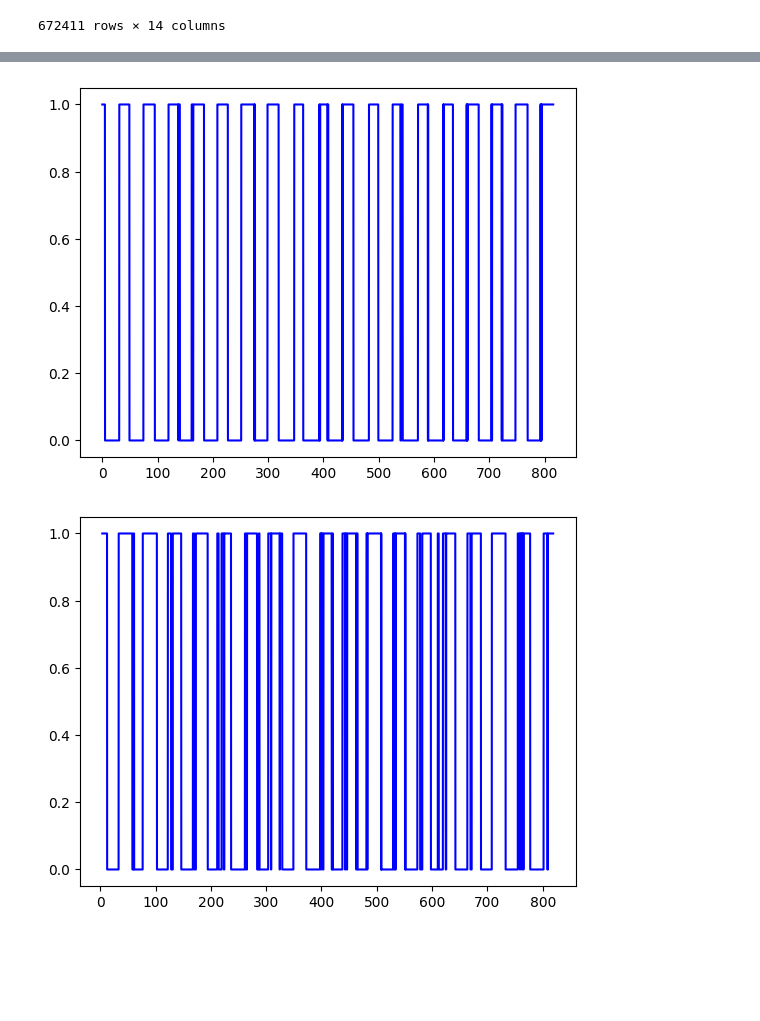
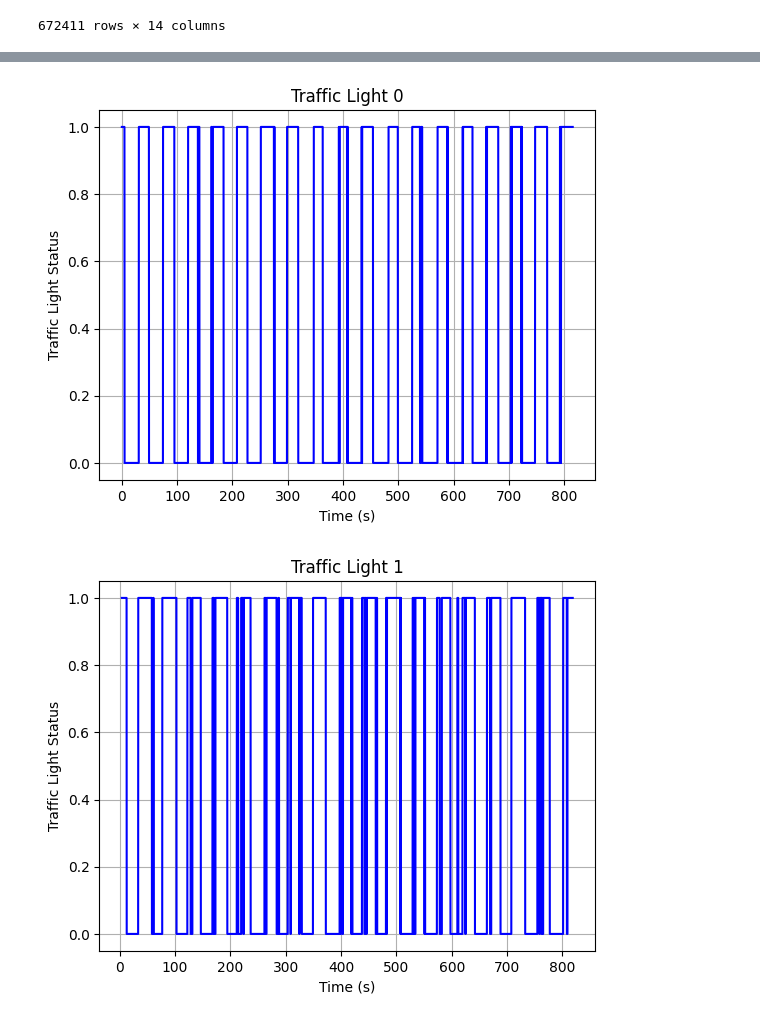
Before and after one commit to AmirHKiani98/eager_project, a Jupyter notebook: finding_traffic_signal_timings.ipynb, the cells around one changed output, grey strips where cells are left out. Cells and saved outputs as stored; diff of their text form; code cells hidden in the pictures; blank space fills up the shorter version.

```diff
--- a/finding_traffic_signal_timings.ipynb
+++ b/finding_traffic_signal_timings.ipynb
@@ -92,32 +95,36 @@ for closest_traffic_light in grouped_df["closest_traffic_light"].unique():
     traffic_light_df["time_diff"] = traffic_light_df["time"].diff()
     # print(closest_traffic_light)
     # display(traffic_light_df[traffic_light_df["time_diff"] > 0.1])
     if traffic_light_df["time_diff"].max() > 0.1:
         # traffic_light_df = traffic_light_df.reset_index(drop=True)  # Reset index to avoid KeyError
 
         for idx, row in traffic_light_df[traffic_light_df["time_diff"] > 0.1].iterrows():
             # Ensure idx - 1 exists
             if idx > 0:
                 end_time = row["time"]
                 start_time = end_time - row["time_diff"]
                 # if closest_traffic_light == 4:
                 #     print(start_time, end_time)
                 # Generate new rows
                 new_times = np.arange(start_time + 0.04, end_time, 0.04)
                 new_rows = pd.DataFrame({
                     "time": new_times,
                     "speed": 0,
                     "closest_traffic_light": closest_traffic_light,
                     "time_diff": 0.04
                 })
 
                 # Concatenate new rows
                 traffic_light_df = pd.concat([traffic_light_df, new_rows], ignore_index=True)
     traffic_light_df = traffic_light_df.sort_values(by="time")
     traffic_light_df["traffic_status"] = np.where(traffic_light_df["speed"] < 10, "red", "green")
     traffic_info_dict[closest_traffic_light] = traffic_light_df[["time", "traffic_status"]]
     plt.plot(traffic_light_df["time"], np.where(traffic_light_df["speed"] < 10, 0, 1), color="blue")
+    plt.grid()
+    plt.xlabel("Time (s)")
+    plt.ylabel("Traffic Light Status")
+    plt.title(f"Traffic Light {closest_traffic_light}")
     plt.show()
 # %% [output]
-[figure, old version]
+[figure, new version]
-[figure, old version]
+[figure, new version]
```
Also changed, not shown: parts of 2 cells of this notebook, 7 other files.
